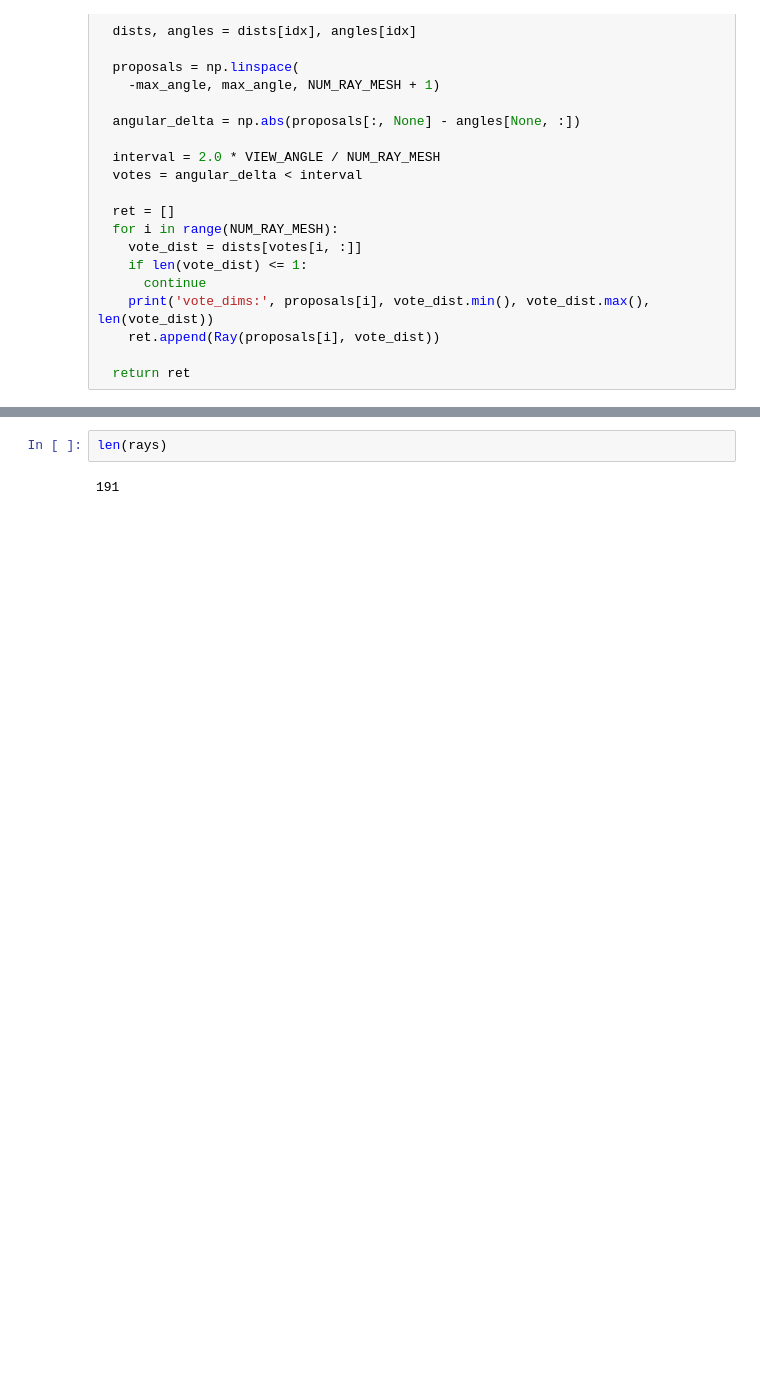
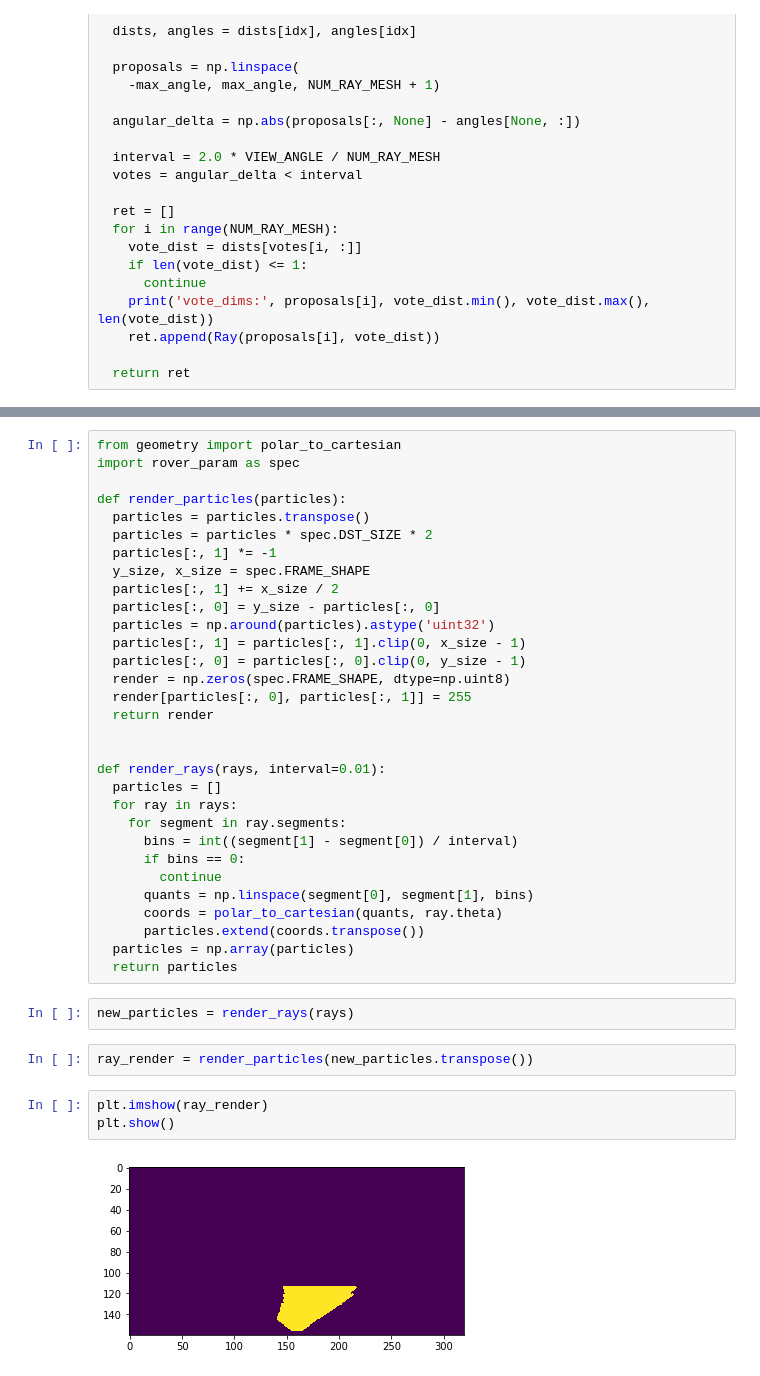
Before and after one commit to kor01/RoboND-Rover-Baseline, a Jupyter notebook: code/visualization.ipynb, the cells around one changed output, grey strips where cells are left out. Drawn from its saved outputs; the diff is of its cells as text; blank space fills up the shorter version.

```diff
--- a/code/visualization.ipynb
+++ b/code/visualization.ipynb
@@ -150,5 +139,41 @@ project_dim 1.27749267719 1.3219702154
 num_segs: 1
-# %%
-len(rays)
-# %% [output]
-191
+# %%
+from geometry import polar_to_cartesian
+import rover_param as spec
+
+def render_particles(particles):
+  particles = particles.transpose()
+  particles = particles * spec.DST_SIZE * 2
+  particles[:, 1] *= -1
+  y_size, x_size = spec.FRAME_SHAPE
+  particles[:, 1] += x_size / 2
+  particles[:, 0] = y_size - particles[:, 0]
+  particles = np.around(particles).astype('uint32')
+  particles[:, 1] = particles[:, 1].clip(0, x_size - 1)
+  particles[:, 0] = particles[:, 0].clip(0, y_size - 1)
+  render = np.zeros(spec.FRAME_SHAPE, dtype=np.uint8)
+  render[particles[:, 0], particles[:, 1]] = 255
+  return render
+
+
+def render_rays(rays, interval=0.01):
+  particles = []
+  for ray in rays:
+    for segment in ray.segments:
+      bins = int((segment[1] - segment[0]) / interval)
+      if bins == 0:
+        continue
+      quants = np.linspace(segment[0], segment[1], bins)
+      coords = polar_to_cartesian(quants, ray.theta)
+      particles.extend(coords.transpose())
+  particles = np.array(particles)
+  return particles
+# %%
+new_particles = render_rays(rays)
+# %%
+ray_render = render_particles(new_particles.transpose())
+# %%
+plt.imshow(ray_render)
+plt.show()
+# %% [output]
+[figure, added]
```
Also changed, not shown: parts of 12 cells of this notebook, 3 other files.
